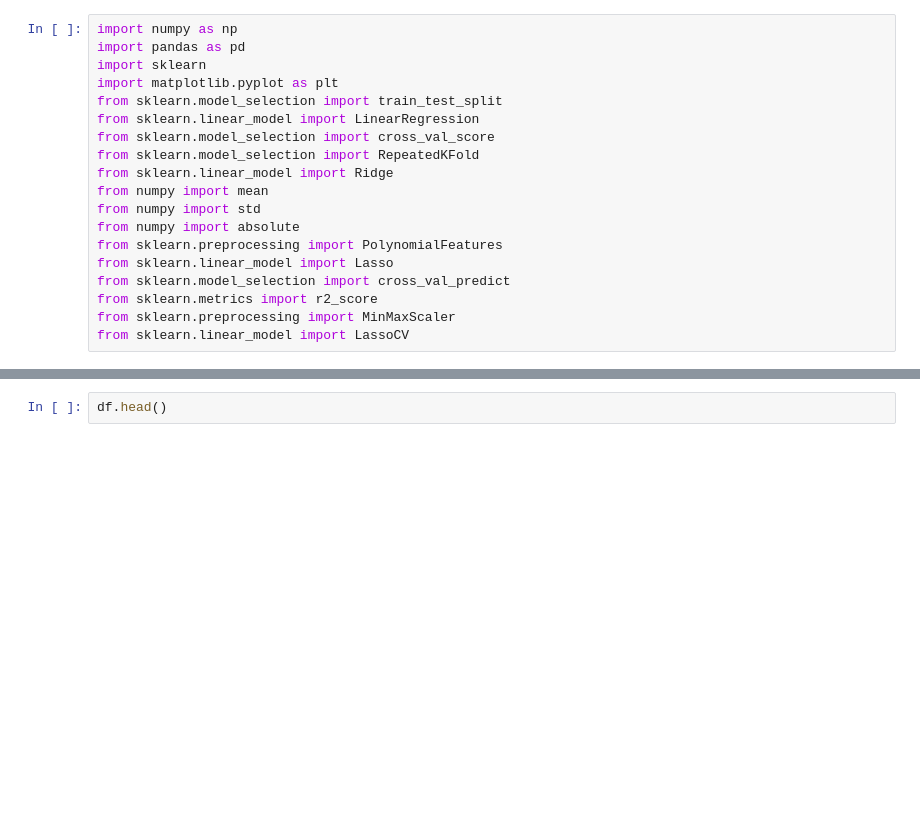
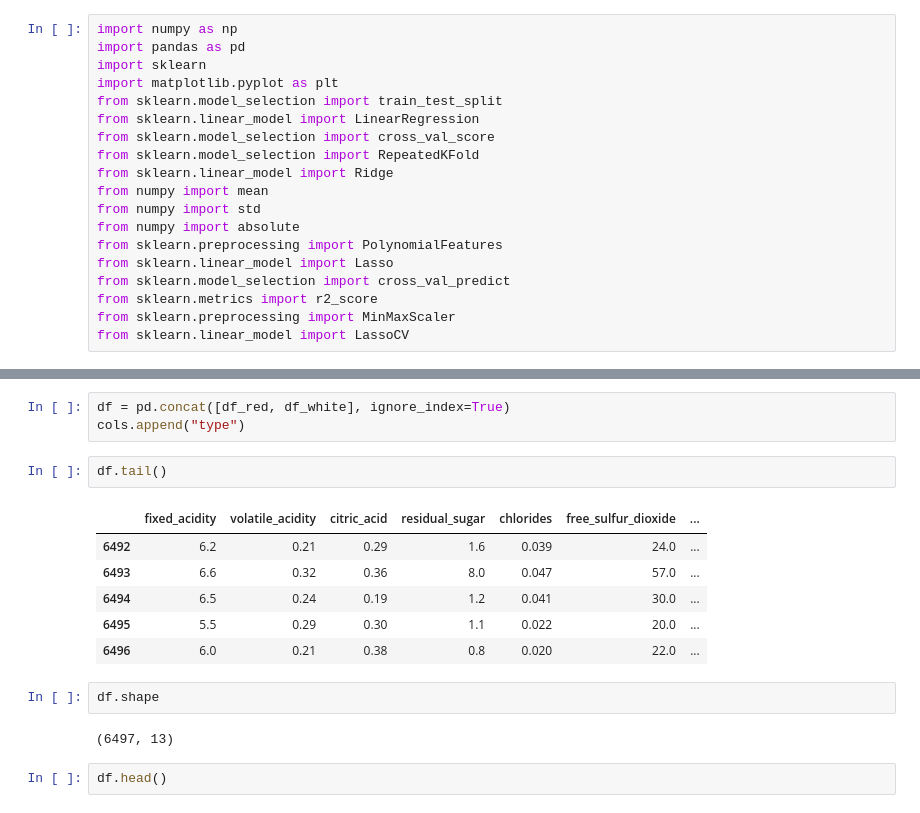
Before and after one commit to sidneykfla/CSC371-MachineLearning, a Jupyter notebook: data_hw1/data_exploration.ipynb, the cells around one changed output, grey strips where cells are left out. Saved outputs shown, nothing was run; the diff lists cells and outputs as text; blank space fills up the shorter version.

```diff
--- a/data_hw1/data_exploration.ipynb
+++ b/data_hw1/data_exploration.ipynb
@@ -49,3 +72,19 @@ df['quality'] = df['quality'].astype('int64')
+# %%
+df = pd.concat([df_red, df_white], ignore_index=True)
+cols.append("type")
+# %%
+df.tail()
+# %% [output]
+|  | fixed_acidity | volatile_acidity | citric_acid | residual_sugar | chlorides | free_sulfur_dioxide | ... |
+| 6492 | 6.2 | 0.21 | 0.29 | 1.6 | 0.039 | 24.0 | ... |
+| 6493 | 6.6 | 0.32 | 0.36 | 8.0 | 0.047 | 57.0 | ... |
+| 6494 | 6.5 | 0.24 | 0.19 | 1.2 | 0.041 | 30.0 | ... |
+| 6495 | 5.5 | 0.29 | 0.30 | 1.1 | 0.022 | 20.0 | ... |
+| 6496 | 6.0 | 0.21 | 0.38 | 0.8 | 0.020 | 22.0 | ... |
+# %%
+df.shape
+# %% [output]
+(6497, 13)
 # %%
 df.head()
 # %% [output]
```
Also changed, not shown: parts of 13 cells of this notebook.
